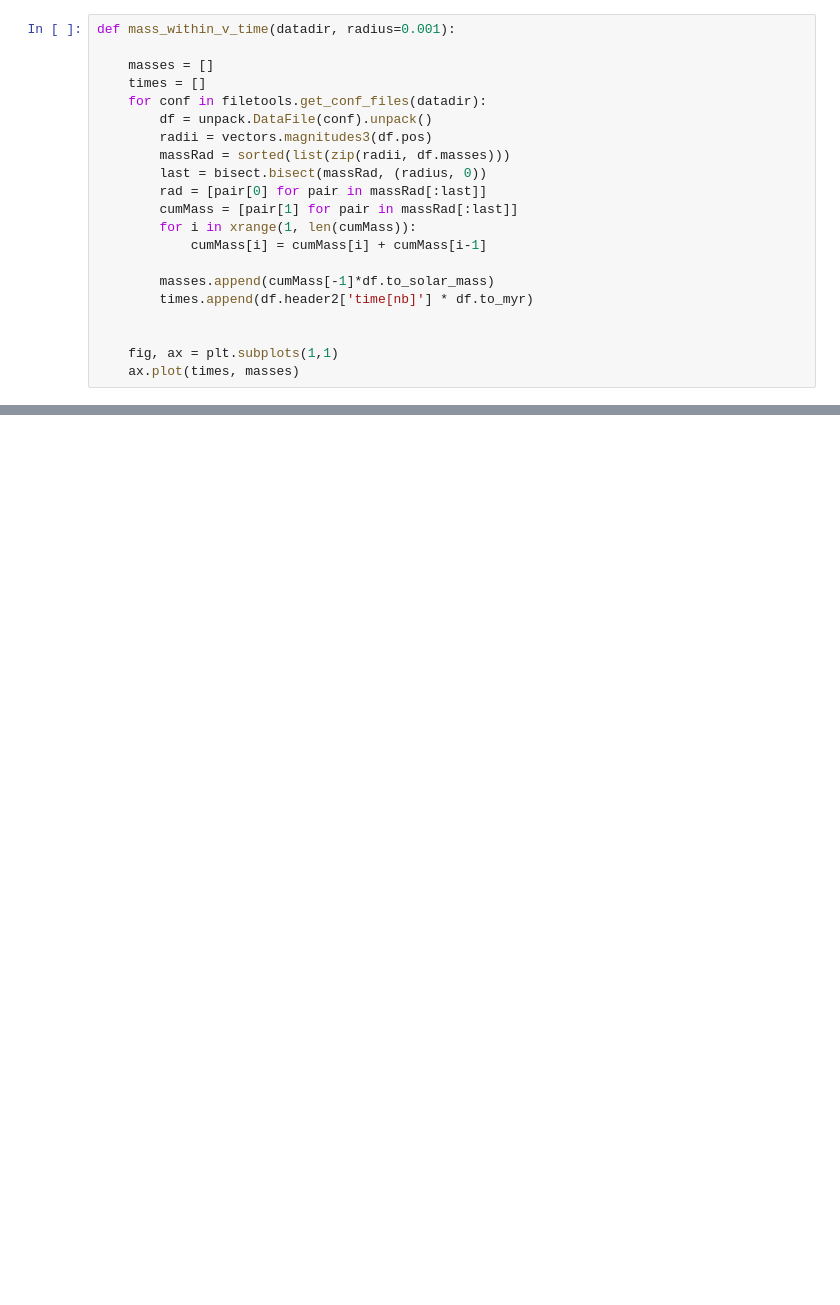
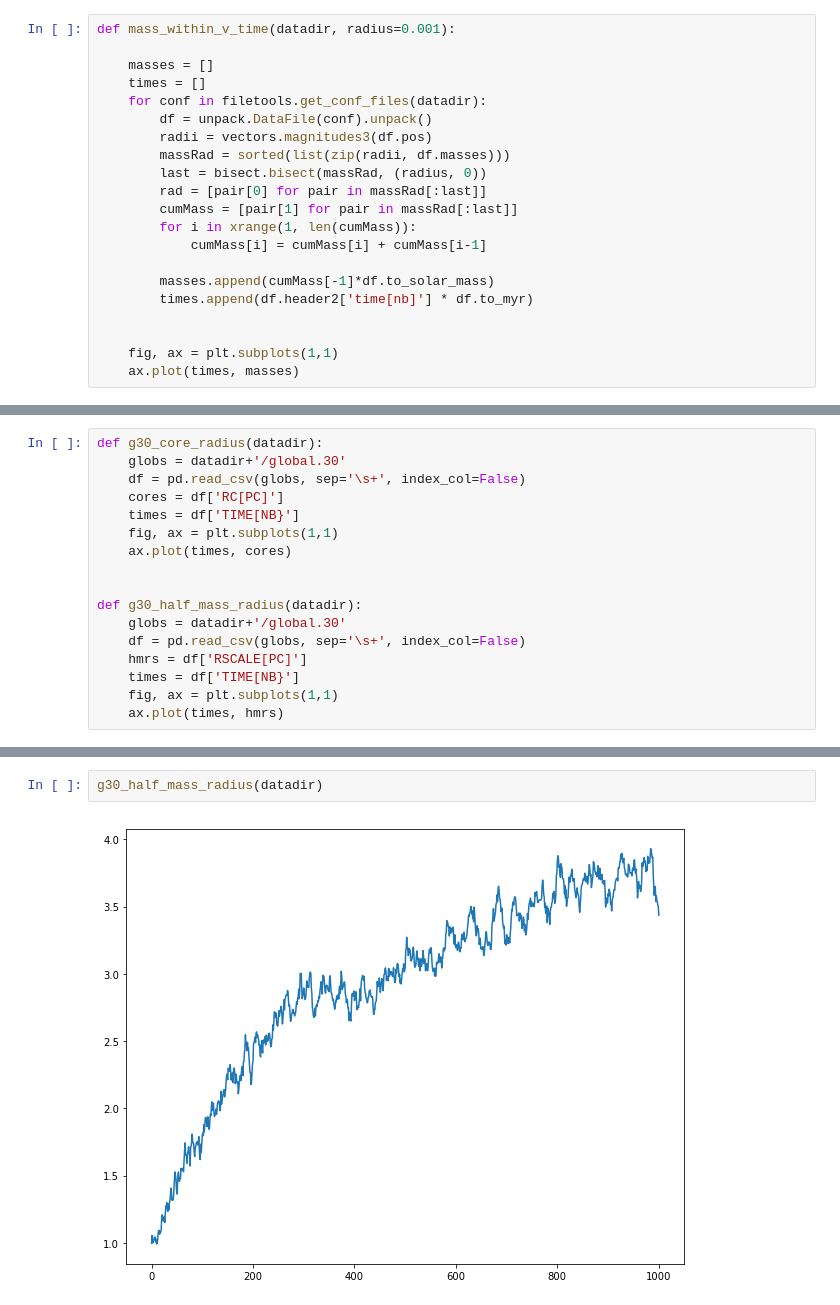
Before and after one commit to efrubin/thesis-scripts, a Jupyter notebook: AnalysisNotebook.ipynb, the cells around one changed output, grey strips where cells are left out. Cells and saved outputs as stored; diff of their text form; blank space fills up the shorter version.

```diff
--- a/AnalysisNotebook.ipynb
+++ b/AnalysisNotebook.ipynb
@@ -95,0 +123,17 @@ def mass_within_v_time(datadir, radius=0.001):
+# %%
+def g30_core_radius(datadir):
+    globs = datadir+'/global.30'
+    df = pd.read_csv(globs, sep='\s+', index_col=False)
+    cores = df['RC[PC]']
+    times = df['TIME[NB}']
+    fig, ax = plt.subplots(1,1)
+    ax.plot(times, cores)
+
+
+def g30_half_mass_radius(datadir):
+    globs = datadir+'/global.30'
+    df = pd.read_csv(globs, sep='\s+', index_col=False)
+    hmrs = df['RSCALE[PC]']
+    times = df['TIME[NB}']
+    fig, ax = plt.subplots(1,1)
+    ax.plot(times, hmrs)
@@ -99,0 +163,4 @@ mass_within_v_time(datadir, 5e-4)
+# %%
+g30_half_mass_radius(datadir)
+# %% [output]
+[figure, added]
```
Also changed, not shown: parts of 11 cells of this notebook, 1 other file.
